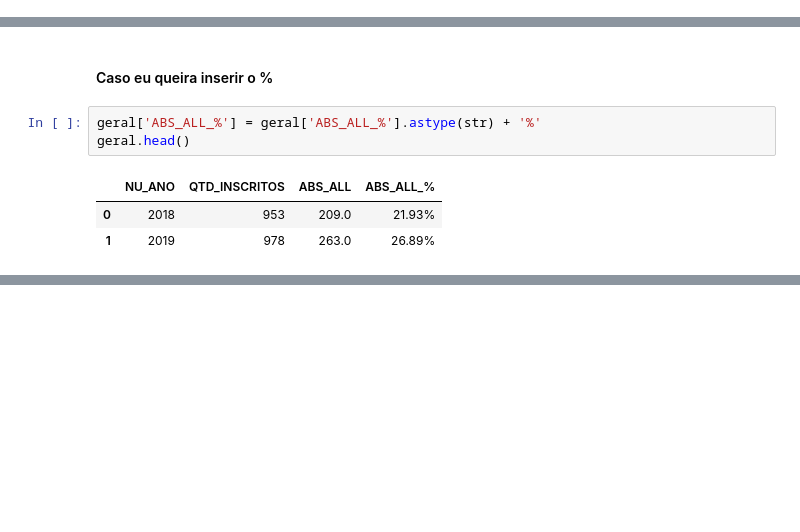
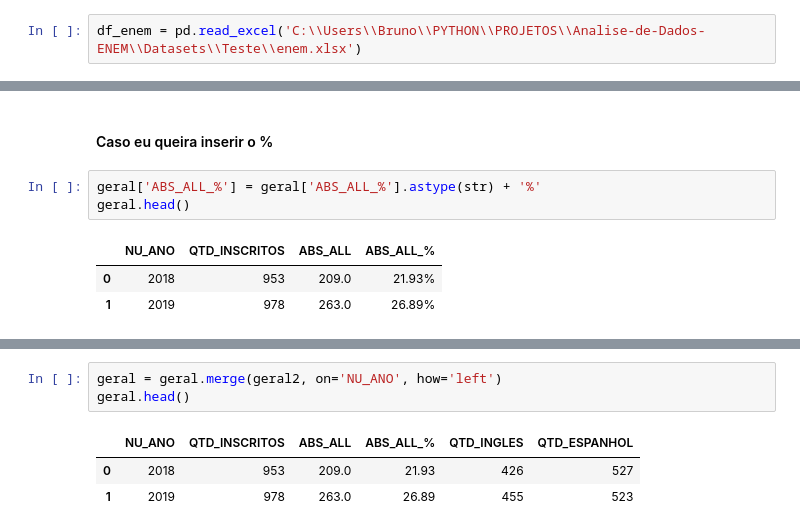
Before and after one commit to Bruno-Santana-Eco/Analise-de-Dados-ENEM, a Jupyter notebook: DataPrep1.ipynb, the cells around one changed output, grey strips where cells are left out. Cells and saved outputs as stored; diff of their text form; blank space fills up the shorter version.

```diff
--- a/DataPrep1.ipynb
+++ b/DataPrep1.ipynb
@@ -20,3 +30,5 @@ df_enem = pd.read_excel('D:\Repositório GIT\Projetos\Analise-de-Dados-ENEM\Data
+# %%
+df_enem = pd.read_excel('C:\\Users\\Bruno\\PYTHON\\PROJETOS\\Analise-de-Dados-ENEM\\Datasets\\Teste\\enem.xlsx')
 # %%
 df_enem.head()
 # %% [output]
@@ -147,0 +173,7 @@ geral.head()
+# %%
+geral = geral.merge(geral2, on='NU_ANO', how='left')
+geral.head()
+# %% [output]
+|  | NU_ANO | QTD_INSCRITOS | ABS_ALL | ABS_ALL_% | QTD_INGLES | QTD_ESPANHOL |
+| 0 | 2018 | 953 | 209.0 | 21.93 | 426 | 527 |
+| 1 | 2019 | 978 | 263.0 | 26.89 | 455 | 523 |
```
Also changed, not shown: parts of 20 cells of this notebook, 3 other files.
